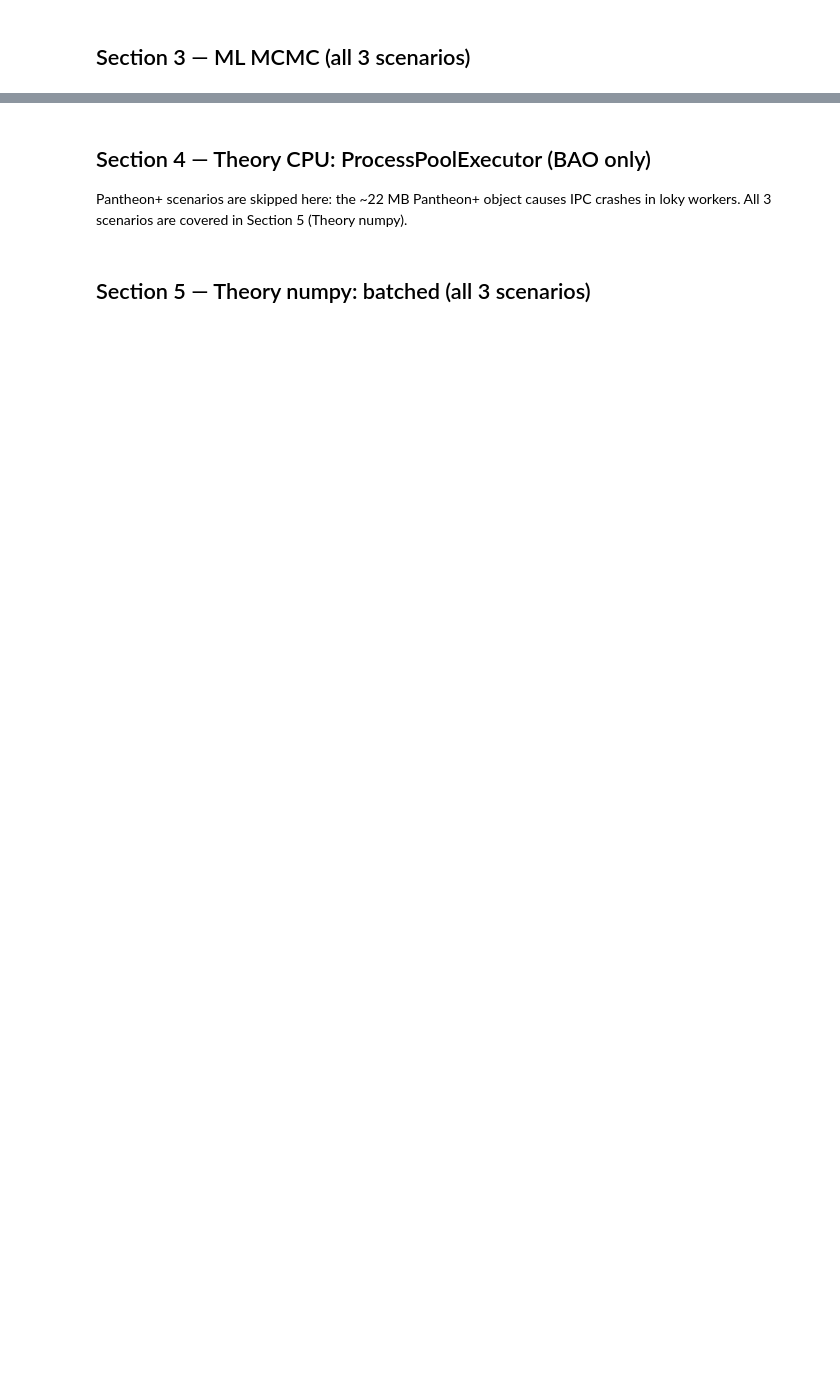
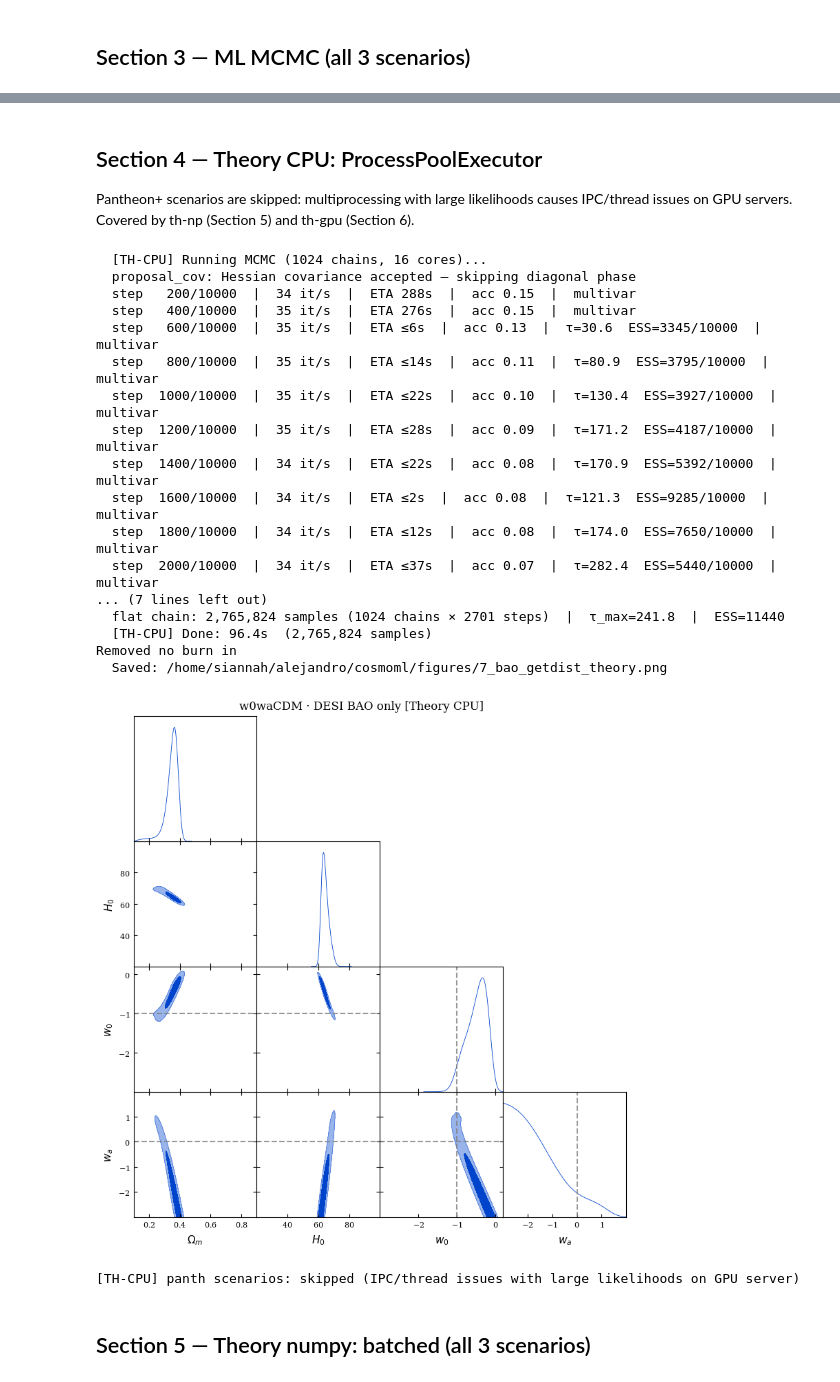
Before and after one commit to AlejandroMirRamos/CosmoML, a Jupyter notebook: notebooks/07_Benchmark.ipynb, the cells around one changed output, grey strips where cells are left out. Cells and saved outputs as stored; diff of their text form; code cells hidden in the pictures; blank space fills up the shorter version.

```diff
--- a/notebooks/07_Benchmark.ipynb
+++ b/notebooks/07_Benchmark.ipynb
@@ -42,19 +42,12 @@ from cosmoml.ml.marginal import _parallel_mcmc, _render_getdist
 
 from cosmoml.theory import make_chi2_numpy_fn
 
-try:
-    from cosmoml.theory.jax_theory import make_chi2_gpu_fn as _make_chi2_gpu_fn
-    _JAX_THEORY_OK = True
-    print('JAX/GPU available')
-except ImportError:
-    _JAX_THEORY_OK = False
-    print('JAX not found — theory GPU benchmark will be skipped')
 
 use_paper_style()
 matplotlib.rcParams['text.usetex'] = False
 
-# Paths — same layout as run_cosmo.py
-PAPER_DIR    = Path(ROOT) / 'outputs' / 'paper'
+# Paths — outputs go to ~/alejandro/cosmoml/ (outside repo)
+PAPER_DIR    = Path.home() / 'alejandro' / 'cosmoml'
 DATASETS_DIR = PAPER_DIR / 'datasets'
 MODELS_DIR   = PAPER_DIR / 'models'
 FIGURES_DIR  = PAPER_DIR / 'figures'
@@ -63,7 +56,7 @@ for _d in (DATASETS_DIR, MODELS_DIR, FIGURES_DIR, CHAINS_DIR):
     _d.mkdir(parents=True, exist_ok=True)
 
 FORCE_RETRAIN    = False
-ML_MCMC_TREES   = 500   # trees used during ML MCMC (0 = all)
+ML_MCMC_TREES   = 500  # trees used during ML MCMC (0 = all)
 
 GLOBAL_RANGES = {
     'Om': (0.1,   0.9),
@@ -301,7 +296,7 @@ def _render_and_show(samples, features, section, title, markers=None,
 
 
 def run_mcmc_and_getdist(model, features, ranges, ref, section,
-                          labels, markers=None, title='', proposal_cov=None, n_trees_mcmc=0):
+                          labels, markers=None, title='', proposal_cov=None, n_trees_mcmc=0, ess_target=10_000):
     lows   = np.array([ranges[f][0] for f in features])
     highs  = np.array([ranges[f][1] for f in features])
     center = np.array([ref[f] for f in features])
@@ -312,7 +307,7 @@ def run_mcmc_and_getdist(model, features, ranges, ref, section,
     t0 = time.perf_counter()
     samples = _parallel_mcmc(
         predict_fn, lows, highs, center, len(features),
-        n_chains=1024, n_steps=10_000, burn_in=500, seed=42, ess_target=10_000,
+        n_chains=1024, n_steps=10_000, burn_in=500, seed=42, ess_target=ess_target,
         proposal_cov=proposal_cov,
     )
     wall = time.perf_counter() - t0
@@ -367,14 +362,8 @@ def plot_getdist_comparison(samples_list, dataset_labels, features,
 
 
 def _make_theory_predict_fn(chi2_fn, features, n_cores):
-    # Python 3.14 changed the default multiprocessing start method on Linux
-    # from 'fork' to 'forkserver'. The forkserver doesn't have the notebook's
-    # __main__ namespace, so notebook-defined functions like chi2_bao_only
-    # can't be unpickled with standard pickle.
-    # loky's reusable executor uses cloudpickle (serialises function bytecode)
-    # and reuses workers across calls, which is critical for MCMC performance.
     from joblib.externals.loky import get_reusable_executor
-    executor = get_reusable_executor(max_workers=n_cores)
+    executor = get_reusable_executor(max_workers=n_cores, reuse=False)
     chunksize = max(1, 1024 // (n_cores * 4))
     def predict_fn(arr):
         tasks = [
@@ -389,7 +378,7 @@ def _make_theory_predict_fn(chi2_fn, features, n_cores):
 def run_theory_mcmc(chi2_fn, features, ranges, ref, section,
                      labels, markers=None, title='', proposal_cov=None,
                      n_chains=1024, n_steps=10_000, ess_target=10_000):
-    n_cores = max(1, multiprocessing.cpu_count() - 1)
+    n_cores = min(16, max(1, multiprocessing.cpu_count() - 1))
     lows   = np.array([ranges[f][0] for f in features])
     highs  = np.array([ranges[f][1] for f in features])
     center = np.array([ref[f] for f in features])
@@ -412,7 +401,7 @@ def run_theory_mcmc(chi2_fn, features, ranges, ref, section,
 
 
 def run_theory_mcmc_gpu(gpu_predict_fn, features, ranges, ref, section,
-                         labels, markers=None, title='', proposal_cov=None):
+                         labels, markers=None, title='', proposal_cov=None,ess_target=10_000):
     lows   = np.array([ranges[f][0] for f in features])
     highs  = np.array([ranges[f][1] for f in features])
     center = np.array([ref[f] for f in features])
@@ -421,7 +410,7 @@ def run_theory_mcmc_gpu(gpu_predict_fn, features, ranges, ref, section,
     t0 = time.perf_counter()
     samples = _parallel_mcmc(
         gpu_predict_fn, lows, highs, center, len(features),
-        n_chains=1024, n_steps=10_000, burn_in=500, seed=42, ess_target=10_000,
+        n_chains=1024, n_steps=10_000, burn_in=500, seed=42, ess_target=ess_target,
         proposal_cov=proposal_cov,
     )
     wall = time.perf_counter() - t0
@@ -433,7 +422,7 @@ def run_theory_mcmc_gpu(gpu_predict_fn, features, ranges, ref, section,
     return samples, meta
 
 def run_theory_mcmc_numpy(np_predict_fn, features, ranges, ref, section,
-                           labels, markers=None, title='', proposal_cov=None):
+                           labels, markers=None, title='', proposal_cov=None,ess_target=10_000):
     lows   = np.array([ranges[f][0] for f in features])
     highs  = np.array([ranges[f][1] for f in features])
     center = np.array([ref[f] for f in features])
@@ -442,7 +431,7 @@ def run_theory_mcmc_numpy(np_predict_fn, features, ranges, ref, section,
     t0 = time.perf_counter()
     samples = _parallel_mcmc(
         np_predict_fn, lows, highs, center, len(features),
-        n_chains=1024, n_steps=10_000, burn_in=500, seed=42, ess_target=10_000,
+        n_chains=1024, n_steps=10_000, burn_in=500, seed=42, ess_target=ess_target,
         proposal_cov=proposal_cov,
     )
     wall = time.perf_counter() - t0
@@ -519,15 +600,35 @@ plot_getdist_comparison(
 # %% [markdown]
-## Section 4 — Theory CPU: ProcessPoolExecutor (BAO only)
+## Section 4 — Theory CPU: ProcessPoolExecutor
 
-Pantheon+ scenarios are skipped here: the ~22 MB Pantheon+ object causes IPC crashes in loky workers. All 3 scenarios are covered in Section 5 (Theory numpy).
+Pantheon+ scenarios are skipped: multiprocessing with large likelihoods causes IPC/thread issues on GPU servers. Covered by th-np (Section 5) and th-gpu (Section 6).
 # %%
-_, th_cpu_meta_bao = run_theory_mcmc(
+samples_cpu_bao, th_cpu_meta_bao = run_theory_mcmc(
     chi2_bao_only, FEATURES_4, RANGES_4, REF_BAO, SECTION_BAO,
     labels=LABELS, markers=MARKERS_DE, title=TITLE_BAO, proposal_cov=COV_BAO,
 )
 th_cpu_meta_pb  = {'cached': False, 'wall_s': None, 'n_samples': None, 'skipped': True}
 th_cpu_meta_pbc = {'cached': False, 'wall_s': None, 'n_samples': None, 'skipped': True}
-print('[TH-CPU] panth scenarios: skipped (IPC memory) — see Section 5 (Theory numpy)')
+print('[TH-CPU] panth scenarios: skipped (IPC/thread issues with large likelihoods on GPU server)')
+# %% [output]
+  [TH-CPU] Running MCMC (1024 chains, 16 cores)...
+  proposal_cov: Hessian covariance accepted — skipping diagonal phase
+  step   200/10000  |  34 it/s  |  ETA 288s  |  acc 0.15  |  multivar
+  step   400/10000  |  35 it/s  |  ETA 276s  |  acc 0.15  |  multivar
+  step   600/10000  |  35 it/s  |  ETA ≤6s  |  acc 0.13  |  τ=30.6  ESS=3345/10000  |  multivar
+  step   800/10000  |  35 it/s  |  ETA ≤14s  |  acc 0.11  |  τ=80.9  ESS=3795/10000  |  multivar
+  step  1000/10000  |  35 it/s  |  ETA ≤22s  |  acc 0.10  |  τ=130.4  ESS=3927/10000  |  multivar
+  step  1200/10000  |  35 it/s  |  ETA ≤28s  |  acc 0.09  |  τ=171.2  ESS=4187/10000  |  multivar
+  step  1400/10000  |  34 it/s  |  ETA ≤22s  |  acc 0.08  |  τ=170.9  ESS=5392/10000  |  multivar
+  step  1600/10000  |  34 it/s  |  ETA ≤2s  |  acc 0.08  |  τ=121.3  ESS=9285/10000  |  multivar
+  step  1800/10000  |  34 it/s  |  ETA ≤12s  |  acc 0.08  |  τ=174.0  ESS=7650/10000  |  multivar
+  step  2000/10000  |  34 it/s  |  ETA ≤37s  |  acc 0.07  |  τ=282.4  ESS=5440/10000  |  multivar
+... (7 lines left out)
+  flat chain: 2,765,824 samples (1024 chains × 2701 steps)  |  τ_max=241.8  |  ESS=11440
+  [TH-CPU] Done: 96.4s  (2,765,824 samples)
+Removed no burn in
+  Saved: /home/siannah/alejandro/cosmoml/figures/7_bao_getdist_theory.png
+[figure, added]
+[TH-CPU] panth scenarios: skipped (IPC/thread issues with large likelihoods on GPU server)
 # %% [markdown]
 ## Section 5 — Theory numpy: batched (all 3 scenarios)
 # %%
```
Also changed, not shown: parts of 10 cells of this notebook.
